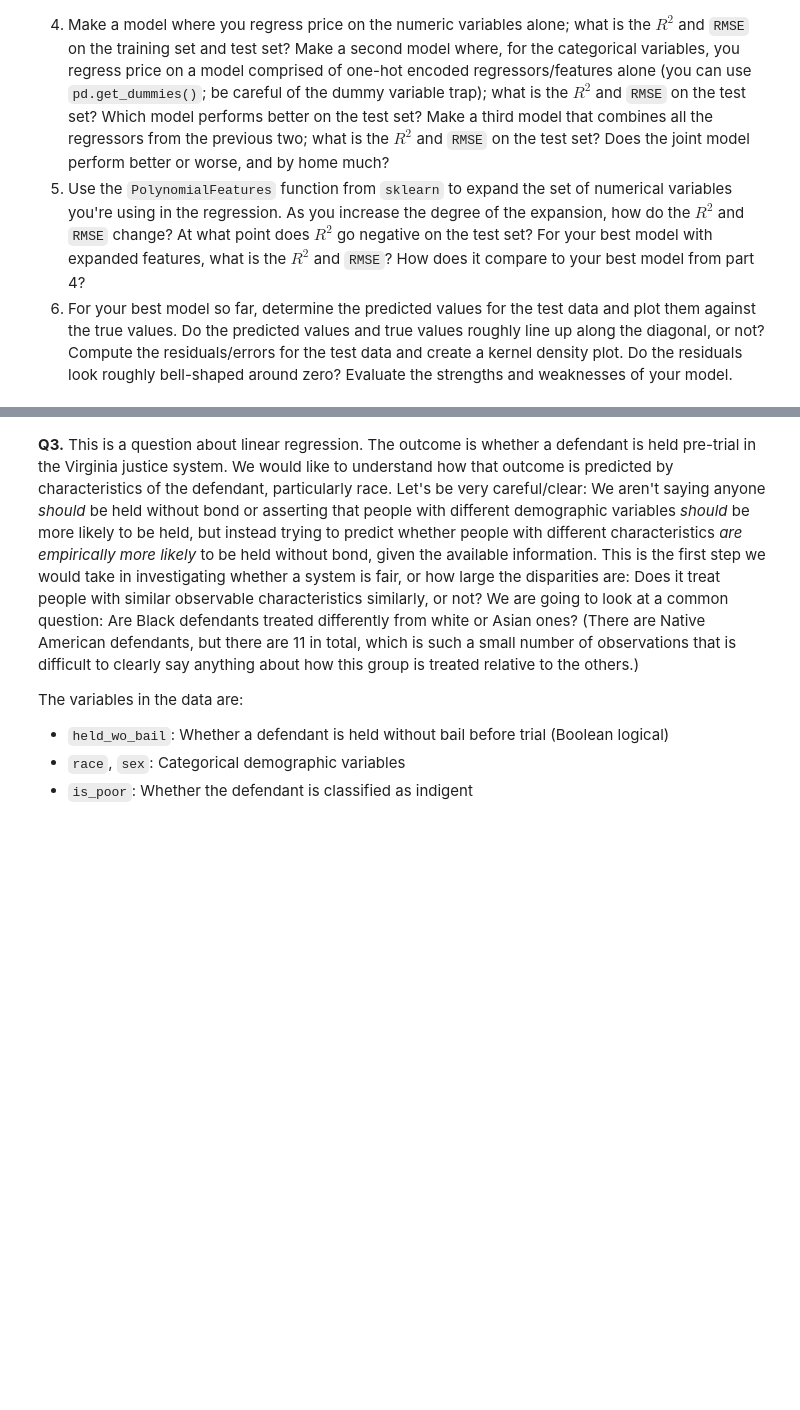
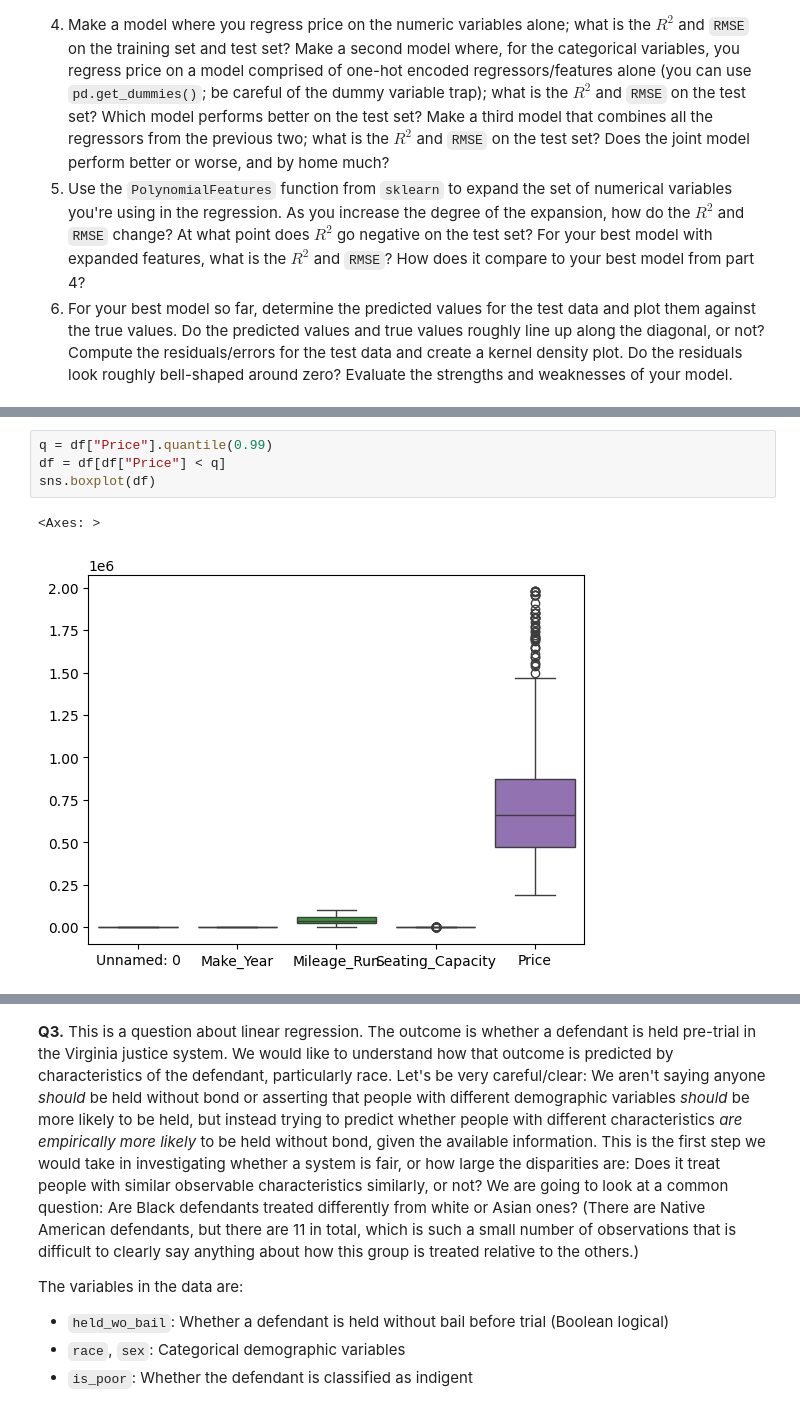
Before and after one commit to Wadie-abboud/linearRegression, a Jupyter notebook: assignmentAbboud.ipynb, the cells around one changed output, grey strips where cells are left out. Saved outputs shown, nothing was run; the diff lists cells and outputs as text; blank space fills up the shorter version.

```diff
--- a/assignmentAbboud.ipynb
+++ b/assignmentAbboud.ipynb
@@ -175,0 +191,7 @@ RMSE:  114.27692123130633
+# %%
+q = df["Price"].quantile(0.99)
+df = df[df["Price"] < q]
+sns.boxplot(df)
+# %% [output]
+<Axes: >
+[figure, added]
```
Also changed, not shown: parts of 17 cells of this notebook.
